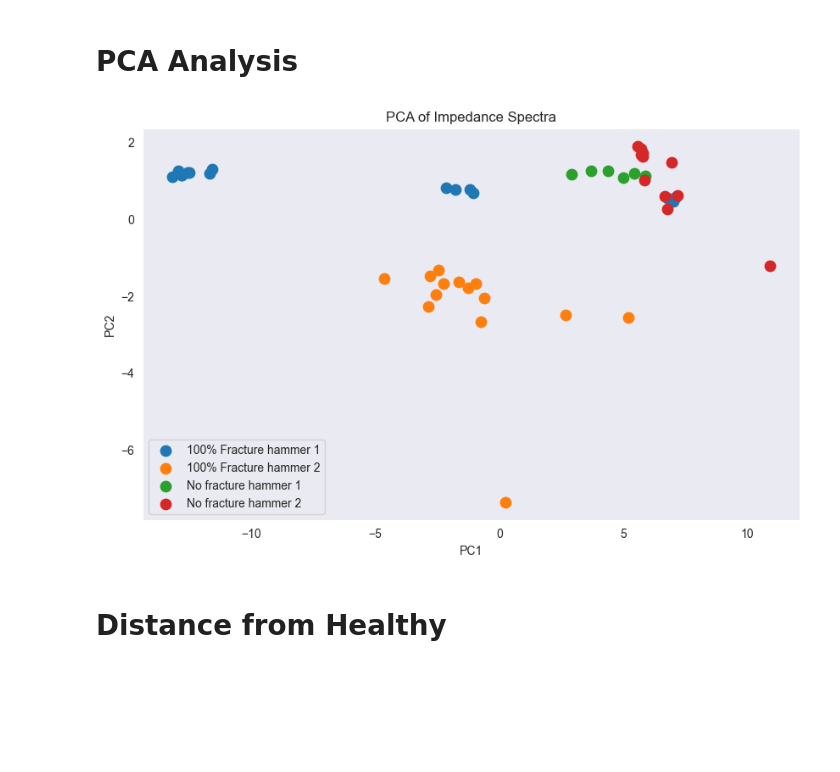
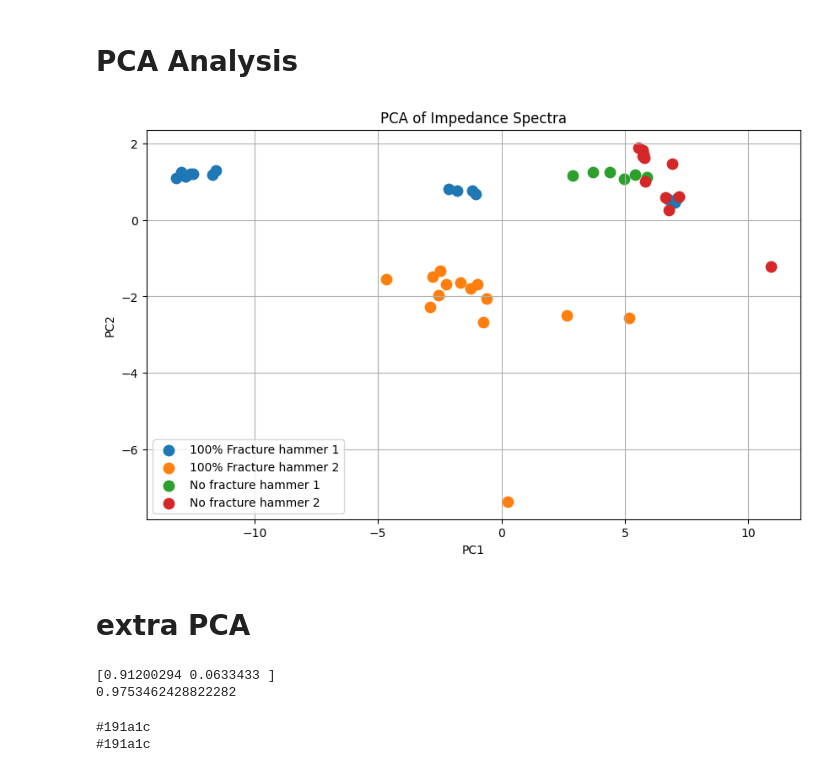
Before and after one commit to Kerbusch/bone-impedance-research, a Jupyter notebook: compare_pca.ipynb, the cells around one changed output. Saved outputs shown, nothing was run; the diff lists cells and outputs as text; code cells hidden in the pictures; blank space fills up the shorter version.

```diff
--- a/compare_pca.ipynb
+++ b/compare_pca.ipynb
@@ -126,33 +126,47 @@ X = StandardScaler().fit_transform(X)
 
 pca = PCA(n_components=2)
 
 X_pca = pca.fit_transform(X)
+
+plt.style.use("default")
 
 plt.figure(figsize=(10, 6))
 
 for group_name in np.unique(y):
     mask = np.array(y) == group_name
 
     plt.scatter(
         X_pca[mask, 0],
         X_pca[mask, 1],
         s=80,
         label=group_name
     )
 
 plt.xlabel("PC1")
 plt.ylabel("PC2")
 plt.title("PCA of Impedance Spectra")
 plt.legend()
 plt.grid()
 
 plt.savefig(
     "pca comparison hammer test.png",
     dpi=300
 )
 
 plt.show()
 # %% [output]
-[figure, old version]
+[figure, new version]
 # %% [markdown]
-# Distance from Healthy
+# extra PCA
+# %%
+print(pca.explained_variance_ratio_)
+print(sum(pca.explained_variance_ratio_))
+# %% [output]
+[0.91200294 0.0633433 ]
+0.9753462428822282
+# %%
+print(plt.rcParams['figure.facecolor'])
+print(plt.rcParams['axes.facecolor'])
+# %% [output]
+#191a1c
+#191a1c
```
Also changed, not shown: 1 other file.
